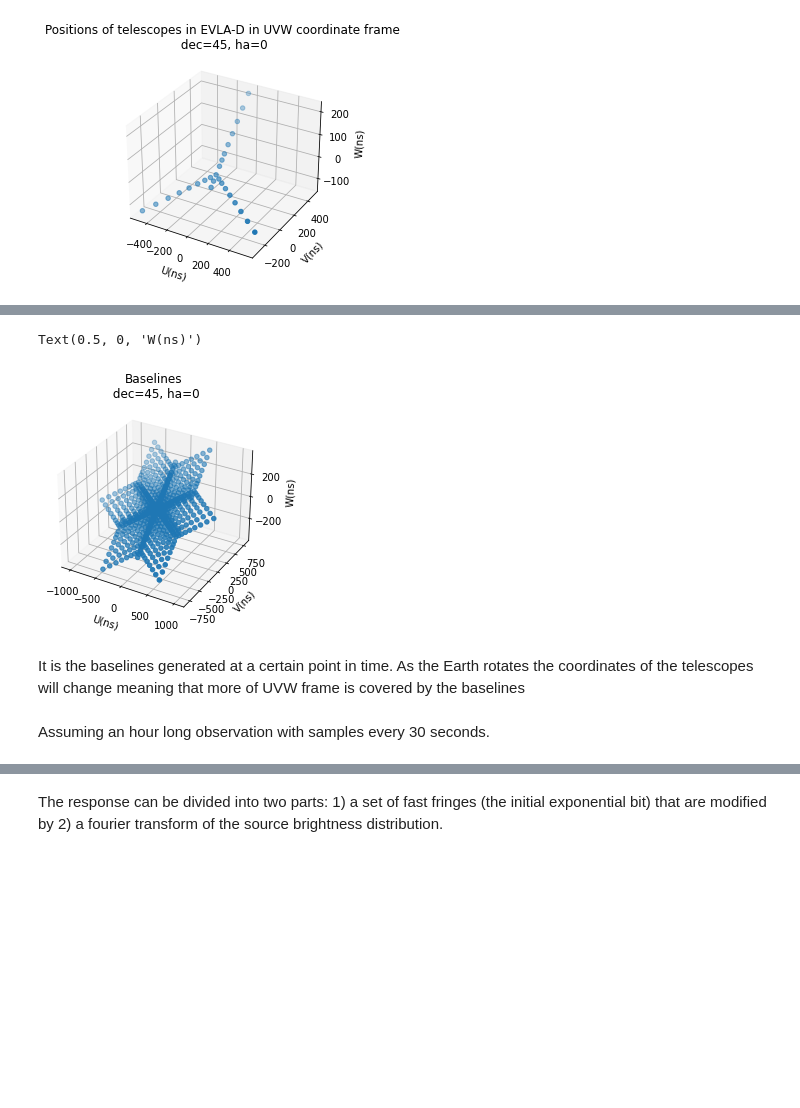
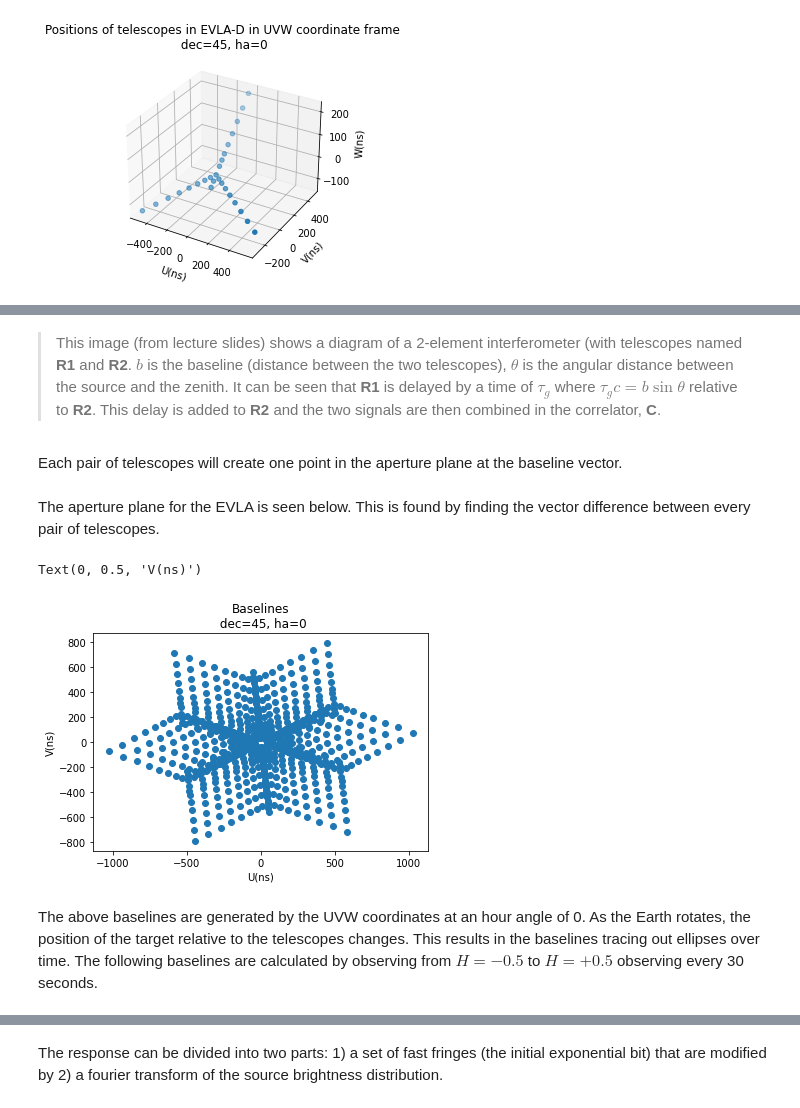
Before and after one commit to SansithH/Interferometer_simulation, a Jupyter notebook: main.ipynb, the cells around one changed output, grey strips where cells are left out. Cells and saved outputs as stored; diff of their text form; code cells hidden in the pictures; blank space fills up the shorter version.

```diff
--- a/main.ipynb
+++ b/main.ipynb
@@ -103,19 +111,23 @@ From this, the baselines are generated.
+# %% [markdown]
+> This image (from lecture slides) shows a diagram of a 2-element interferometer (with telescopes named **R1** and **R2**. $b$ is the baseline (distance between the two telescopes), $\theta$ is the angular distance between the source and the zenith. It can be seen that **R1** is delayed by a time of $\tau_g$ where $\tau_g c = b \sin{\theta}$ relative to **R2**. This delay is added to **R2** and the two signals are then combined in the correlator, **C**.
+# %% [markdown]
+Each pair of telescopes will create one point in the aperture plane at the baseline vector.
+# %% [markdown]
+The aperture plane for the EVLA is seen below. This is found by finding the vector difference between every pair of telescopes.
 # %%
 baselines = interferometer.make_baselines(declination, [hour_angle], antennae_positions)
 fig_base =  plt.figure()
-ax_base = fig_base.add_subplot(111, projection='3d')
-ax_base.scatter(baselines[0], baselines[1], baselines[2])
+ax_base = fig_base.add_subplot(111)
+ax_base.scatter(baselines[0], baselines[1])
 ax_base.set_title('Baselines\n dec={}, ha={}'.format(declination, hour_angle))
 ax_base.set_xlabel('U(ns)')
 ax_base.set_ylabel('V(ns)')
-ax_base.set_zlabel('W(ns)')
 # %% [output]
-Text(0.5, 0, 'W(ns)')
+Text(0, 0.5, 'V(ns)')
-[figure, old version]
+[figure, new version]
-# %% [markdown]
-It is the baselines generated at a certain point in time. As the Earth rotates the coordinates of the telescopes will change meaning that more of UVW frame is covered by the baselines
-# %% [markdown]
-Assuming an hour long observation with samples every 30 seconds.
+# %% [markdown]
+The above baselines are generated by the UVW coordinates at an hour angle of 0. As the Earth rotates, the position of the target relative to the telescopes changes. This results in the baselines tracing out ellipses  over time.
+The following baselines are calculated by observing from $H=-0.5$ to $H=+0.5$ observing every 30 seconds.
 # %%
 hour_angle_set = np.arange(-0.5, 0.5, 30/3600)
 # %%
```
Also changed, not shown: parts of 17 cells of this notebook.
